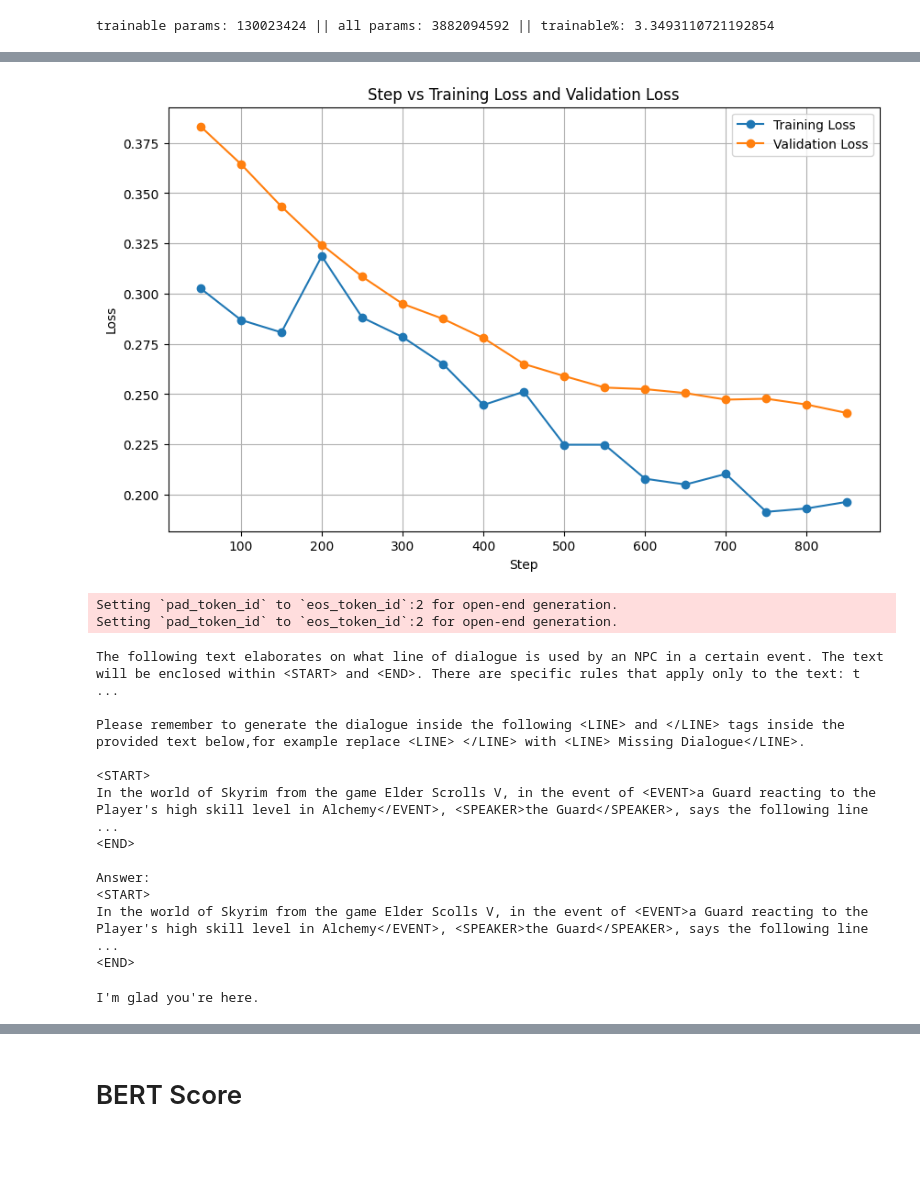
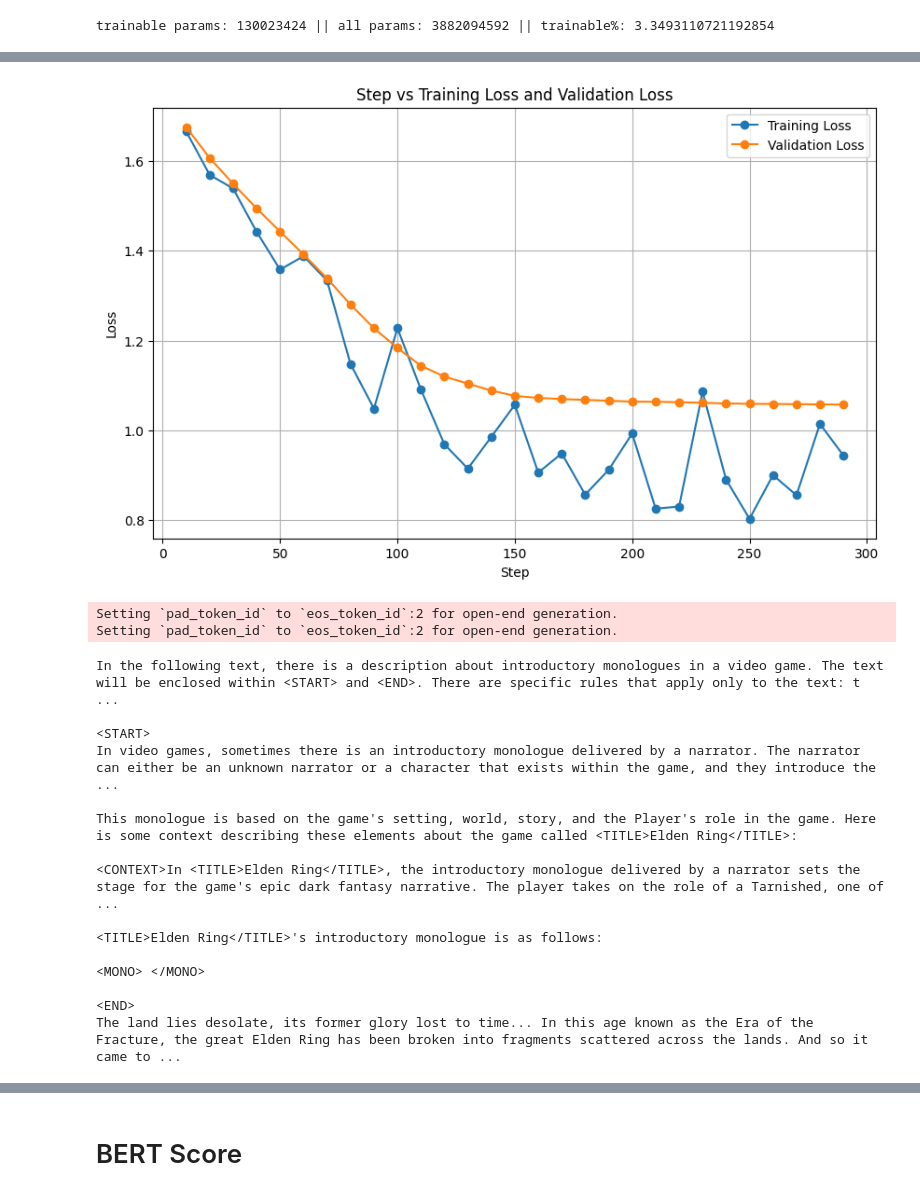
Before and after one commit to geoartop/Thesis-LLM-FineTuning-for-interactive-game-dialogues, a Jupyter notebook: mistral_monologue_data_finetune.ipynb, the cells around one changed output, grey strips where cells are left out. Cells and saved outputs as stored; diff of their text form; code cells hidden in the pictures; blank space fills up the shorter version.

Commit message:
Finalise Mistral fine-tuning on introductory monologues

```diff
--- a/mistral_monologue_data_finetune.ipynb
+++ b/mistral_monologue_data_finetune.ipynb
@@ -362,26 +360,33 @@ dataloader_config = DataLoaderConfiguration(dispatch_batches=None, split_batches
 # %%
 import pandas as pd
 # Updating the DataFrame with the new column names
+# Load the data
 data = {
-    "Step": [50, 100, 150, 200, 250, 300, 350, 400, 450, 500, 550, 600, 650, 700, 750, 800, 850],
-    "Training Loss": [0.302600, 0.286900, 0.280700, 0.318600, 0.288100, 0.278400, 0.265000, 0.244600, 0.251200, 0.224800, 0.224800, 0.207900, 0.205000, 0.210300, 0.191400, 0.193100, 0.196400],
-    "Validation Loss": [0.383197, 0.364442, 0.343348, 0.324360, 0.308441, 0.294912, 0.287439, 0.277900, 0.265000, 0.258963, 0.253250, 0.252477, 0.250502, 0.247250, 0.247699, 0.244785, 0.240572]
+    "Step": [10, 20, 30, 40, 50, 60, 70, 80, 90, 100, 110, 120, 130, 140, 150, 160, 170, 180, 190, 200,
+             210, 220, 230, 240, 250, 260, 270, 280, 290],
+    "Training Loss": [1.66550, 1.56870, 1.53830, 1.44210, 1.35780, 1.38780, 1.33350, 1.14790, 1.04860,
+                      1.22750, 1.09100, 0.96920, 0.91500, 0.98570, 1.05700, 0.90620, 0.94880, 0.85720,
+                      0.91230, 0.99310, 0.82590, 0.83070, 1.08610, 0.89070, 0.80340, 0.90050, 0.85580,
+                      1.01450, 0.94430],
+    "Validation Loss": [1.67475, 1.60628, 1.54866, 1.49407, 1.44252, 1.39170, 1.33834, 1.28014, 1.22728,
+                        1.18361, 1.14382, 1.11993, 1.10419, 1.08873, 1.07682, 1.07244, 1.06976, 1.06784,
+                        1.06597, 1.06413, 1.06372, 1.06286, 1.06148, 1.06010, 1.05922, 1.05893, 1.05840,
+                        1.05799, 1.05745]
 }
-
 df = pd.DataFrame(data)
 
 # Plotting the data with updated labels
 plt.figure(figsize=(10, 6))
 plt.plot(df["Step"], df["Training Loss"], marker='o', label="Training Loss")
 plt.plot(df["Step"], df["Validation Loss"], marker='o', label="Validation Loss")
 plt.xlabel("Step")
 plt.ylabel("Loss")
 plt.title("Step vs Training Loss and Validation Loss")
 plt.legend()
 plt.grid(True)
 plt.show()
 # %% [output]
-[figure, old version]
+[figure, new version]
 # %%
 import torch
 from transformers import AutoTokenizer, AutoModelForCausalLM, BitsAndBytesConfig
@@ -409,51 +414,49 @@ ft_model = PeftModel.from_pretrained(base_model, "mistral-NPC-finetune3/checkpoi
 # %%
 eval_prompt = (f"""
-In the following text, there is a description about introductory monologues in a video game. The text will be enclosed within <START> and <END>. There are specific rules that apply only to the text: the title of the current game will always be enclosed inside <TITLE> and </TITLE>, the monologue will always be enclosed inside <MONO> and </MONO>, and the context will be enclosed inside <CONTEXT> and </CONTEXT>.
+In the following text, there is a description about introductory monologues in a video game. The text will be enclosed within <START> and <END>. There are specific rules that apply only to the text: the title of the current game will always be enclosed inside <TITLE> and </TITLE>, the monologue will always be enclosed inside <MONO> and </MONO>, and the context will be enclosed inside <CONTEXT> and </CONTEXT>. Your task is to generate the missing dialogue line between the <MONO> and </MONO> tags inside the provided text. Your task is to generate the missing monologue between the <MONO> and </MONO> tags inside the provided text.
+
 
 <START>
 In video games, sometimes there is an introductory monologue delivered by a narrator. The narrator can either be an unknown narrator or a character that exists within the game, and they introduce the Player to the world, the story, and the setting of the game with the assistance of an introductory monologue.
 
-This monologue is based on the game's setting, world, story, and the Player's role in the game. Here is some context describing these elements about the game called <TITLE>Fallout</TITLE>:
+This monologue is based on the game's setting, world, story, and the Player's role in the game. Here is some context describing these elements about the game called <TITLE>Elden Ring</TITLE>:
 
 <CONTEXT>In <TITLE>Elden Ring</TITLE>, the introductory monologue delivered by a narrator sets the stage for the game's epic dark fantasy narrative. The player takes on the role of a Tarnished, one of the dead who yet live, called back to the Lands Between to restore the fractured world. The once-great Elden Ring has been shattered, and Queen Marika the Eternal has disappeared. On the Night of the Black Knives, the demigod Godwin the Golden was the first to fall, leading Marika's demigod offspring to seize the shards of the Elden Ring. Their newfound power triggered the Shattering, a catastrophic war that left the Lands Between in chaos and abandoned by the Greater Will. The Tarnished, including chieftains, sorcerers, and other notable figures, are beckoned by the call of long-lost grace to reclaim their destiny. As a Tarnished of no renown, the player must cross the fog to the Lands Between, face formidable foes, and seek to reunite the Elden Ring, ultimately striving to become the Elden Lord. The game explores themes of power, legacy, and redemption in a richly detailed and mysterious world.</CONTEXT>
 
-Its introductory monologue is as follows:
+<TITLE>Elden Ring</TITLE>'s introductory monologue is as follows:
 
-<MONO>{example['Monologue']}</MONO>
+<MONO> </MONO>
 
-<END>"""
+<END>
+"""
 )
 model_input = eval_tokenizer(eval_prompt, return_tensors="pt").to("cuda")
 
 ft_model.eval()
 with torch.no_grad():
-    print(eval_tokenizer.decode(ft_model.generate(**model_input, max_new_tokens=750, repetition_penalty=1.25)[0],
+    print(eval_tokenizer.decode(ft_model.generate(**model_input, max_new_tokens=1500, repetition_penalty=1.25)[0],
                                 skip_special_tokens=True))
     #save the results to a list
-    answer = eval_tokenizer.decode(ft_model.generate(**model_input, max_new_tokens=750, repetition_penalty=1.15)[0],
+    answer = eval_tokenizer.decode(ft_model.generate(**model_input, max_new_tokens=1500, repetition_penalty=1.25)[0],
                                 skip_special_tokens=True)
 # %% [output]
 Setting `pad_token_id` to `eos_token_id`:2 for open-end generation.
 Setting `pad_token_id` to `eos_token_id`:2 for open-end generation.
-The following text elaborates on what line of dialogue is used by an NPC in a certain event. The text will be enclosed within <START> and <END>. There are specific rules that apply only to the text: t ...
-
-Please remember to generate the dialogue inside the following <LINE> and </LINE> tags inside the provided text below,for example replace <LINE> </LINE> with <LINE> Missing Dialogue</LINE>.
+In the following text, there is a description about introductory monologues in a video game. The text will be enclosed within <START> and <END>. There are specific rules that apply only to the text: t ...
 
 <START>
-In the world of Skyrim from the game Elder Scrolls V, in the event of <EVENT>a Guard reacting to the Player's high skill level in Alchemy</EVENT>, <SPEAKER>the Guard</SPEAKER>, says the following line ...
+In video games, sometimes there is an introductory monologue delivered by a narrator. The narrator can either be an unknown narrator or a character that exists within the game, and they introduce the  ...
+
+This monologue is based on the game's setting, world, story, and the Player's role in the game. Here is some context describing these elements about the game called <TITLE>Elden Ring</TITLE>:
+
+<CONTEXT>In <TITLE>Elden Ring</TITLE>, the introductory monologue delivered by a narrator sets the stage for the game's epic dark fantasy narrative. The player takes on the role of a Tarnished, one of ...
+
+<TITLE>Elden Ring</TITLE>'s introductory monologue is as follows:
+
+<MONO> </MONO>
+
 <END>
-
-Answer:
-<START>
-In the world of Skyrim from the game Elder Scolls V, in the event of <EVENT>a Guard reacting to the Player's high skill level in Alchemy</EVENT>, <SPEAKER>the Guard</SPEAKER>, says the following line  ...
-<END>
+The land lies desolate, its former glory lost to time... In this age known as the Era of the Fracture, the great Elden Ring has been broken into fragments scattered across the lands. And so it came to ...
-# %%
-import re
-
-matches = re.findall(r'<LINE>(.*?)</LINE>', answer)
-print(matches[3])
-# %% [output]
-I'm glad you're here.
 # %%
 def evaluation_func(example):
 
```
Also changed, not shown: parts of 27 cells of this notebook.
